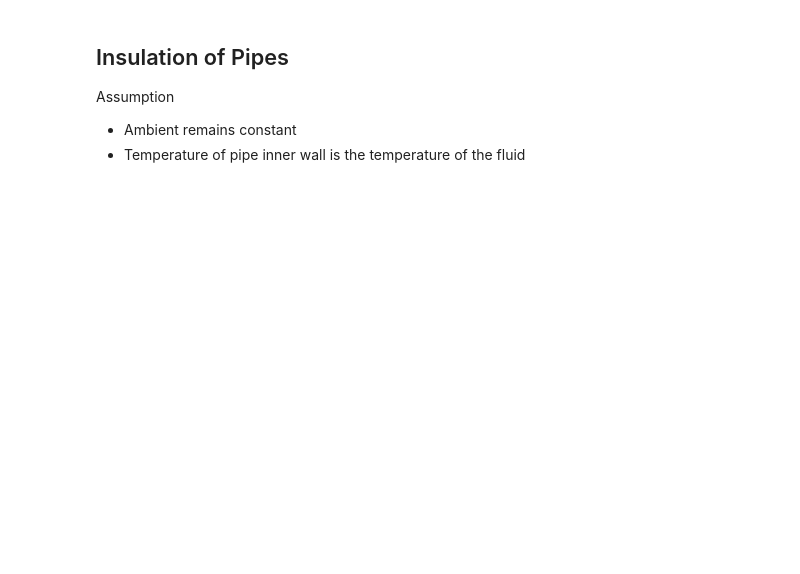
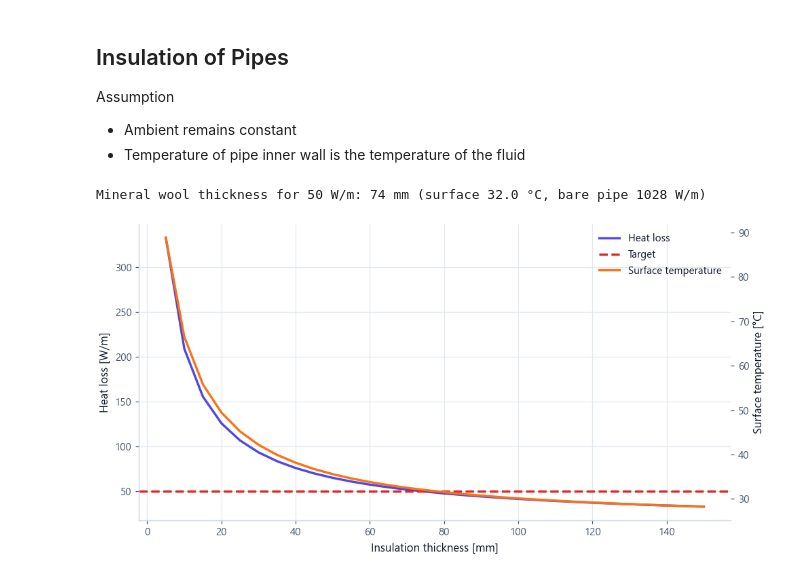
Before and after one commit to areebahmed401/aa-engineering-toolkit, a Jupyter notebook: notebooks/thermo/pipe_sizing.ipynb, the cells around one changed output. Drawn from its saved outputs; the diff is of its cells as text; code cells hidden in the pictures; blank space fills up the shorter version.

```diff
--- a/notebooks/thermo/pipe_sizing.ipynb
+++ b/notebooks/thermo/pipe_sizing.ipynb
@@ -102,3 +86,20 @@ sizer.plot_performance_vs_size(min_D=0.07, max_D=0.16, Q=Q, fittings=fittings, c
 Assumption
 - Ambient remains constant
 - Temperature of pipe inner wall is the temperature of the fluid
+# %%
+from engtoolkit.catalogs import pipe as pipe_size
+from engtoolkit.thermo import heat_loss_vs_thickness, insulation_thickness
+from engtoolkit.thermo.plots import insulation_plot
+
+dn100 = pipe_size(100)
+target = 50  # W/m
+sized = insulation_thickness(dn100.id, dn100.od, T_fluid=T, T_ambient=c_to_k(25), q_max=target,
+                             k_insulation="Mineral wool")
+print(f"Mineral wool thickness for {target} W/m: {sized.thickness * 1000:.0f} mm "
+      f"(surface {sized.T_surface - 273.15:.1f} °C, bare pipe {sized.bare_heat_loss:.0f} W/m)")
+
+sweep = heat_loss_vs_thickness(dn100.id, dn100.od, T, c_to_k(25), "Mineral wool", np.linspace(0.005, 0.15, 30))
+insulation_plot(sweep, q_target=target)
+# %% [output]
+Mineral wool thickness for 50 W/m: 74 mm (surface 32.0 °C, bare pipe 1028 W/m)
+[figure, added]
```
Also changed, not shown: parts of 4 cells of this notebook, 6 other files.
